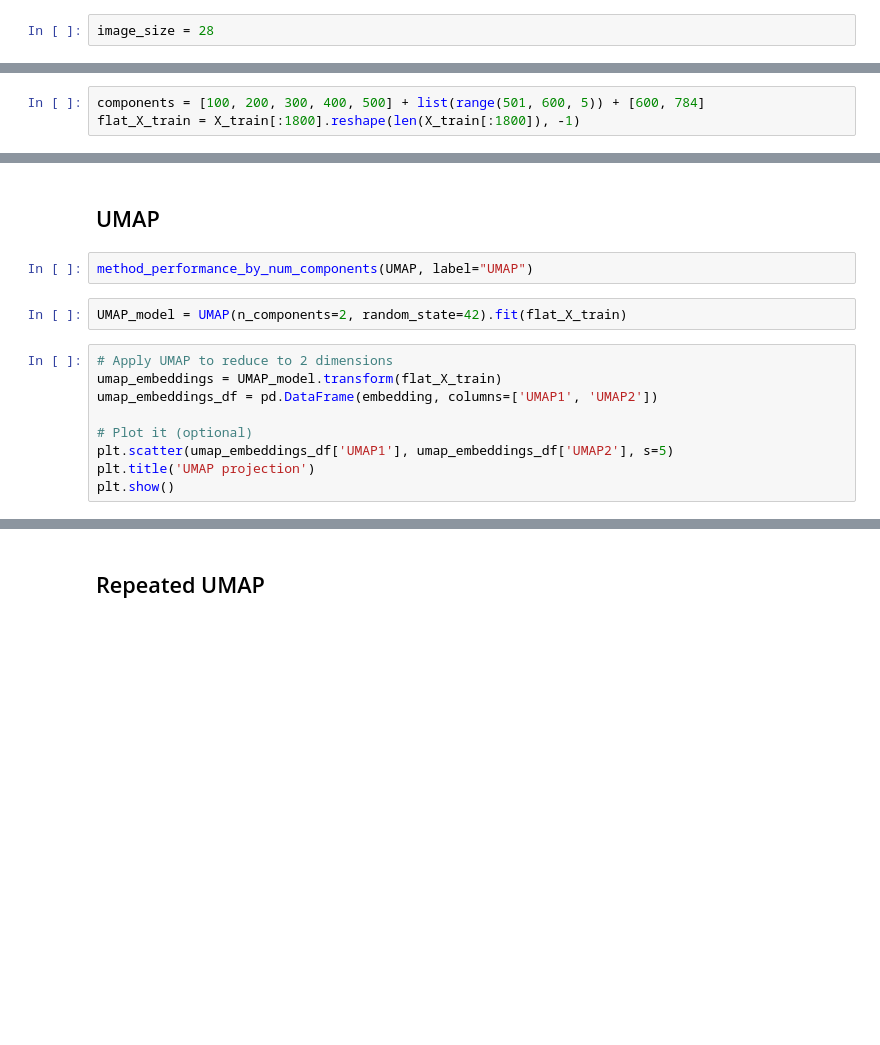
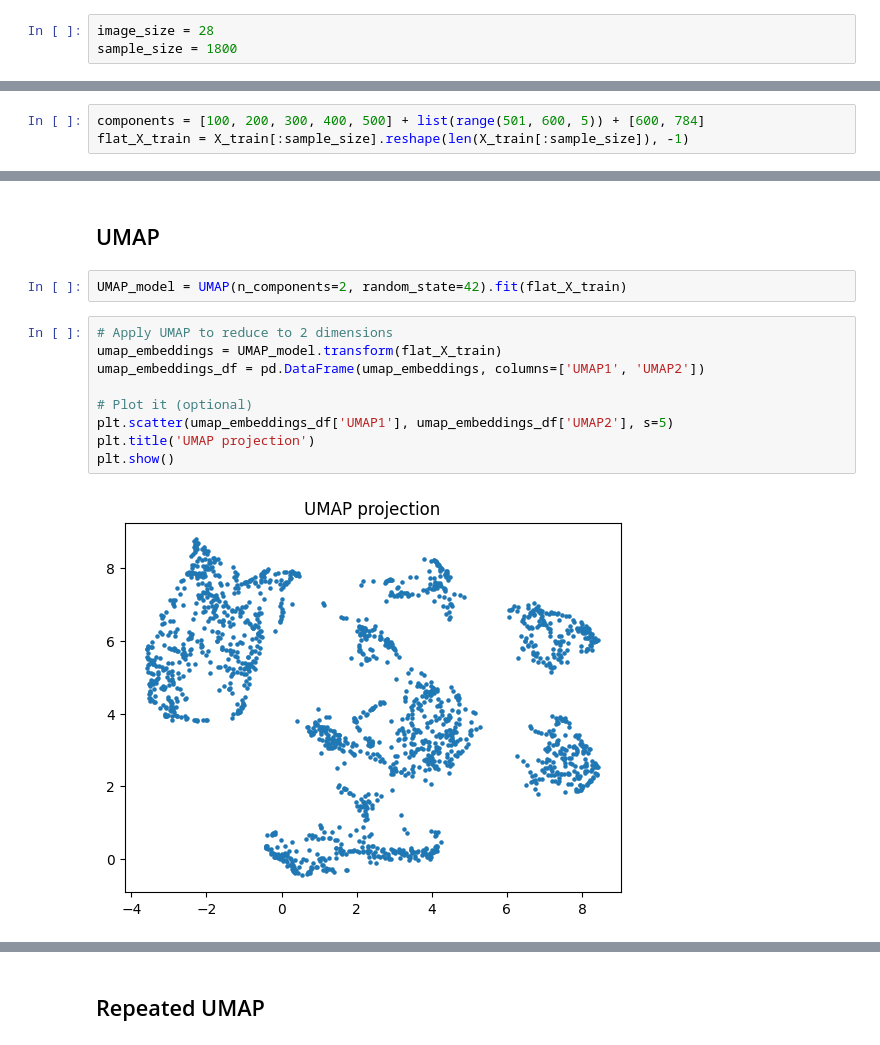
Before and after one commit to StarDylan/FlowMatching, a Jupyter notebook: MNIST_Latent_Space_Visualizations.ipynb, the cells around one changed output, grey strips where cells are left out. Saved outputs shown, nothing was run; the diff lists cells and outputs as text; blank space fills up the shorter version.

```diff
--- a/MNIST_Latent_Space_Visualizations.ipynb
+++ b/MNIST_Latent_Space_Visualizations.ipynb
@@ -22,6 +67,7 @@ from sklearn.metrics import f1_score, confusion_matrix, classification_report
 # Config
 # %%
 image_size = 28
+sample_size = 1800
 # %%
 def get_mnist_data():
   (x_train, y_train), (x_test, y_test) = mnist.load_data()
@@ -40,6 +83,6 @@ Downloading data from https://storage.googleapis.com/tensorflow/tf-keras-dataset
 # %%
 components = [100, 200, 300, 400, 500] + list(range(501, 600, 5)) + [600, 784]
-flat_X_train = X_train[:1800].reshape(len(X_train[:1800]), -1)
+flat_X_train = X_train[:sample_size].reshape(len(X_train[:sample_size]), -1)
 # %% [markdown]
 # Helpers
 # %%
@@ -145,17 +238,17 @@ knn_classifier_evaluation(kpca_embeddings, y_train)
 # %% [markdown]
 ## UMAP
-# %%
-method_performance_by_num_components(UMAP, label="UMAP")
 # %%
 UMAP_model = UMAP(n_components=2, random_state=42).fit(flat_X_train)
 # %%
 # Apply UMAP to reduce to 2 dimensions
 umap_embeddings = UMAP_model.transform(flat_X_train)
-umap_embeddings_df = pd.DataFrame(embedding, columns=['UMAP1', 'UMAP2'])
+umap_embeddings_df = pd.DataFrame(umap_embeddings, columns=['UMAP1', 'UMAP2'])
 
 # Plot it (optional)
 plt.scatter(umap_embeddings_df['UMAP1'], umap_embeddings_df['UMAP2'], s=5)
 plt.title('UMAP projection')
 plt.show()
+# %% [output]
+[figure, added]
 # %%
 knn_classifier_evaluation(umap_embeddings, y_train)
```
Also changed, not shown: parts of 23 cells of this notebook.
